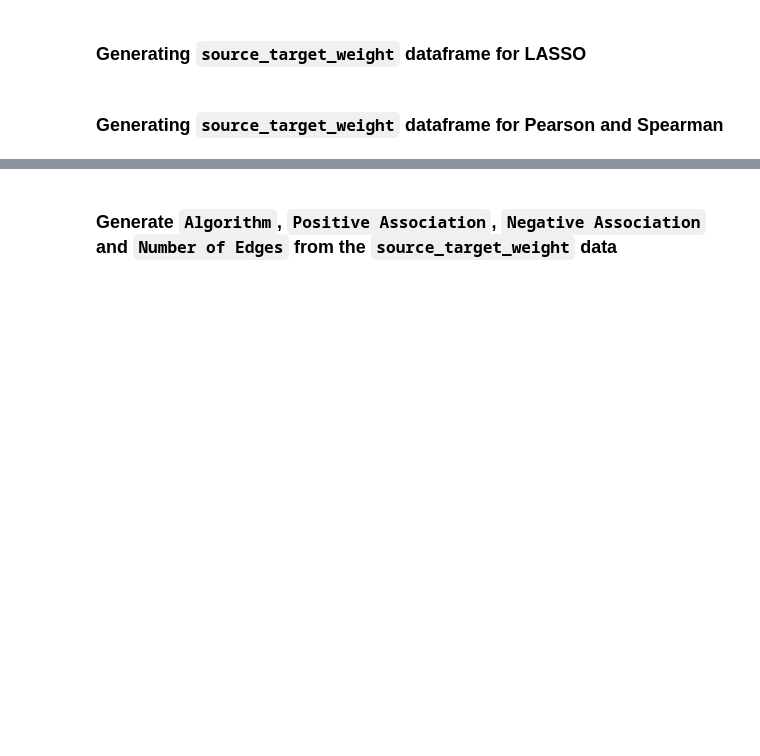
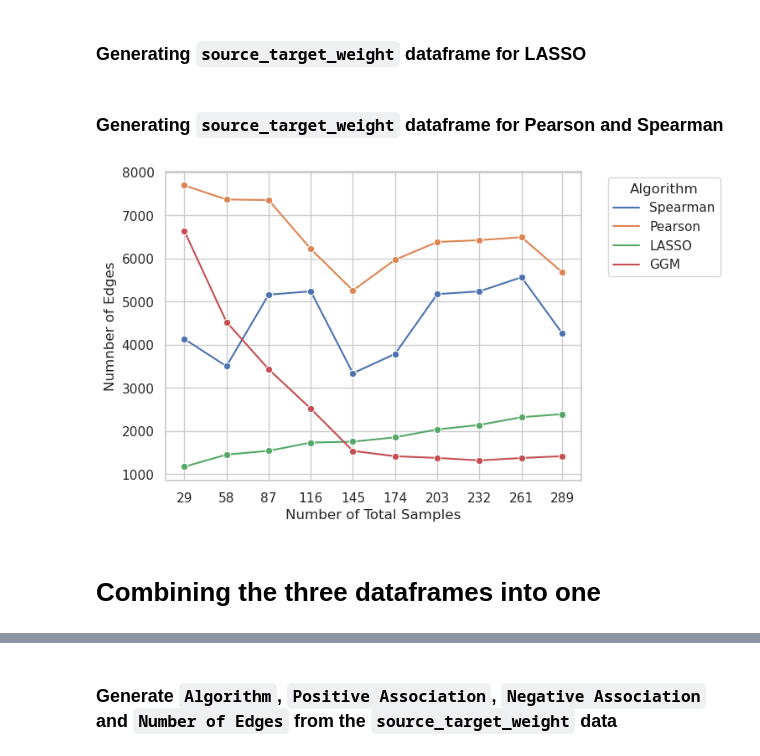
Before and after one commit to EngineerDanny/CS685-Microbe-Network-Research-Code, a Jupyter notebook: model_edges_comp/source_target/analyze_script.ipynb, the cells around one changed output, grey strips where cells are left out. Cells and saved outputs as stored; diff of their text form; code cells hidden in the pictures; blank space fills up the shorter version.

Commit message:
update project with more refactoring

```diff
--- a/model_edges_comp/source_target/analyze_script.ipynb
+++ b/model_edges_comp/source_target/analyze_script.ipynb
@@ -71,7 +90,9 @@ n_total_samples,n_edges,algorithm
 ### Generating `source_target_weight` dataframe for LASSO
 # %%
 
-source_target_df = pd.read_csv(f"/projects/genomic-ml/da2343/model_edges_comp/lasso_coef/lasso_coef_{date_time}.csv")
+lasso_coef_path = "/projects/genomic-ml/da2343/ml_project_1/model_edges_comp/lasso_coef"
+
+source_target_df = pd.read_csv(f"{lasso_coef_path}/lasso_coef_{date_time}.csv")
 
 algorithm = "LASSO"
 filtered_algorithm_df = source_target_df[source_target_df["algorithm"] == algorithm]
@@ -164,11 +185,13 @@ for dataset in dataset_list:
         }
         test_error_df_with_samples_list.append(pd.DataFrame([new_row]))
 
-    pd.concat(test_error_df_with_samples_list).to_csv(f"{dataset}_{algorithm}_source_target.csv", index=False)
+    pd.concat(test_error_df_with_samples_list).to_csv(f"{dataset}_{algorithm}_edges_sample.csv", index=False)
 # %% [markdown]
 ### Generating `source_target_weight` dataframe for **Pearson** and **Spearman**
 # %%
-model_complexity_df = pd.read_csv(f"/projects/genomic-ml/da2343/model_edges_comp/pearson_corr/pearson_corr_{date_time}.csv")
+pearson_corr_path = "/projects/genomic-ml/da2343/ml_project_1/model_edges_comp/pearson_corr"
+
+model_complexity_df = pd.read_csv(f"{pearson_corr_path}/pearson_corr_{date_time}.csv")
 algorithm_list = model_complexity_df["algorithm"].unique()
 
 for algorithm in ['Pearson', 'Spearman']:
@@ -211,7 +234,7 @@ for algorithm in ['Pearson', 'Spearman']:
                 best_reg_param = test_err_df.loc[test_err_df['validation'].idxmin()]['reg_param']
 
 
-                source_target_df = pd.read_csv(f"/projects/genomic-ml/da2343/model_edges_comp/source_target/source_target_{date_time}.csv")
+                source_target_df = pd.read_csv(f"{source_target_path}/source_target_{date_time}.csv")
                 filtered_source_target_df = source_target_df[(source_target_df["data_set_name"] == dataset) &
                                                              (source_target_df["fold_id"] == fold_id) &
                                                              (source_target_df["algorithm"] == algorithm) &
@@ -229,4 +252,55 @@ for algorithm in ['Pearson', 'Spearman']:
                 "algorithm": algorithm
             }
             test_error_df_with_samples_list.append(pd.DataFrame([new_row]))
-        pd.concat(test_error_df_with_samples_list).to_csv(f"{dataset}_{algorithm}_source_target.csv", index=False)
+        pd.concat(test_error_df_with_samples_list).to_csv(f"{dataset}_{algorithm}_edges_sample.csv", index=False)
+# %%
+
+# Import pandas, seaborn and matplotlib.pyplot
+import pandas as pd
+import seaborn as sns
+import matplotlib.pyplot as plt
+
+dataset_name = "amgut1"
+# dataset_name = "crohns"
+# dataset_name = "ioral"
+
+algorithm_dict = {
+    "Spearman": f"{dataset_name}_Spearman_edges_sample.csv",
+    "Pearson": f"{dataset_name}_Pearson_edges_sample.csv",
+    "LASSO": f"{dataset_name}_LASSO_edges_sample.csv",
+    "GGM": f"{dataset_name}_GGM_edges_sample.csv"
+}
+
+
+df = pd.concat([pd.read_csv(f"{algorithm_dict[algorithm]}") for algorithm in algorithm_dict.keys()])
+
+# Import pandas, seaborn and matplotlib.pyplot
+import pandas as pd
+import seaborn as sns
+import matplotlib.pyplot as plt
+
+
+# Set the style of the plot
+sns.set(style="whitegrid")
+
+# Plot the scatterplot with connecting lines
+sns.lineplot(data=df,
+             x="n_total_samples",
+             y="n_edges",
+             hue="algorithm",
+             marker="o",
+             hue_order=["Spearman", "Pearson", "LASSO", "GGM"])
+
+# Set the x-axis ticks to match the n_total_samples values
+plt.xticks(df["n_total_samples"].unique())
+
+plt.xlabel("Number of Total Samples")
+plt.ylabel("Numnber of Edges")
+# plt.title("Plot of n_total_samples vs n_edges with Connecting Lines")
+plt.legend(bbox_to_anchor=(1.05, 1), title="Algorithm")
+
+plt.show()
+# %% [output]
+[figure, added]
+# %% [markdown]
+# Combining the three dataframes into one
```
Also changed, not shown: parts of 9 cells of this notebook, 2 other files.
